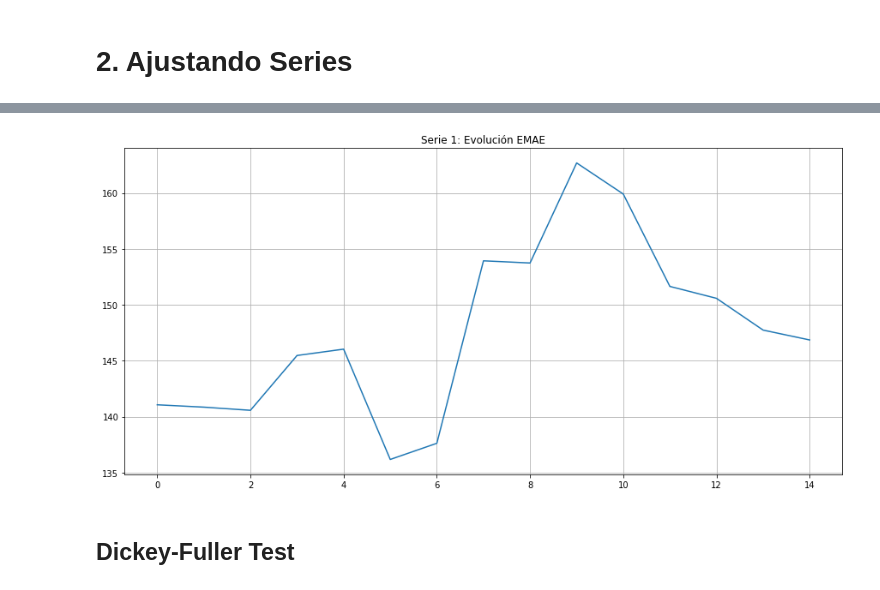
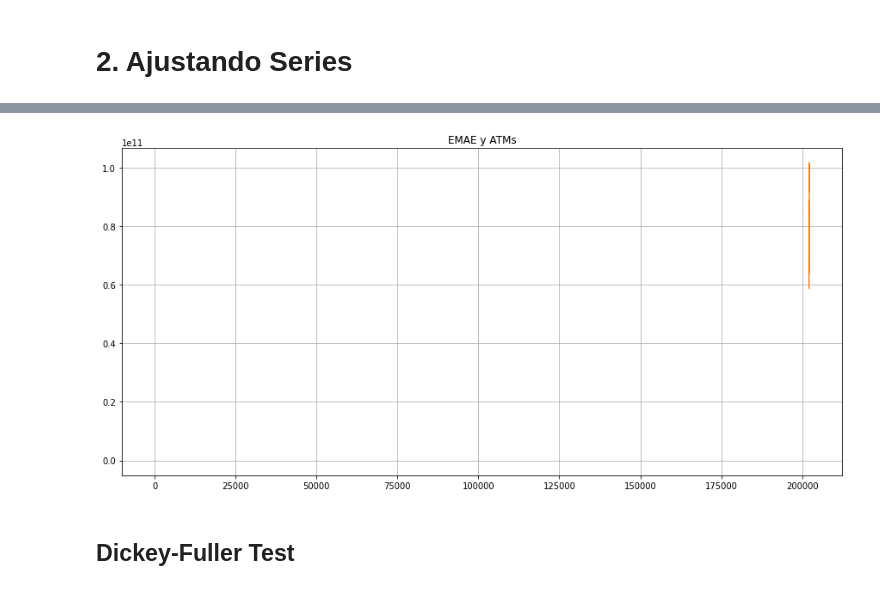
Before and after one commit to nickymind/DOE-Econometria, a Jupyter notebook: Nowcasting_PIB.ipynb, the cells around one changed output, grey strips where cells are left out. Saved outputs shown, nothing was run; the diff lists cells and outputs as text; code cells hidden in the pictures.

```diff
--- a/Nowcasting_PIB.ipynb
+++ b/Nowcasting_PIB.ipynb
@@ -192,2 +212,6 @@ emae.head()
+# %%
+trx.drop(trx.index[trx['Periodo'] == 202301], inplace=True)
+# %%
+emae.drop(emae.index[emae['Periodo'] == 202108], inplace=True)
 # %%
-trx.groupby(['Periodo']).sum()
+trx_agrupmes=trx.groupby(['Periodo']).sum()
@@ -213,0 +228,2 @@ trx.groupby(['Periodo']).sum()
+# %%
+trx_agrupmes.reset_index(inplace=True)
@@ -214,11 +238,12 @@ trx.groupby(['Periodo']).sum()
 # %%
 plt.figure(figsize=(15, 7))
 plt.plot(emae.Indice)
-plt.title('Serie 1: Evolución EMAE')
+plt.plot(trx_agrupmes.S_ATM)
+plt.title('EMAE y ATMs')
 plt.grid(True)
 plt.show()
 # %% [output]
-[figure, old version]
+[figure, new version]
 # %%
 month_names = ['Jan','Feb','Mar','Apr','May','Jun',
                'Jul','Aug','Sep','Oct','Nov','Dec']
```
Also changed, not shown: parts of 13 cells of this notebook.
